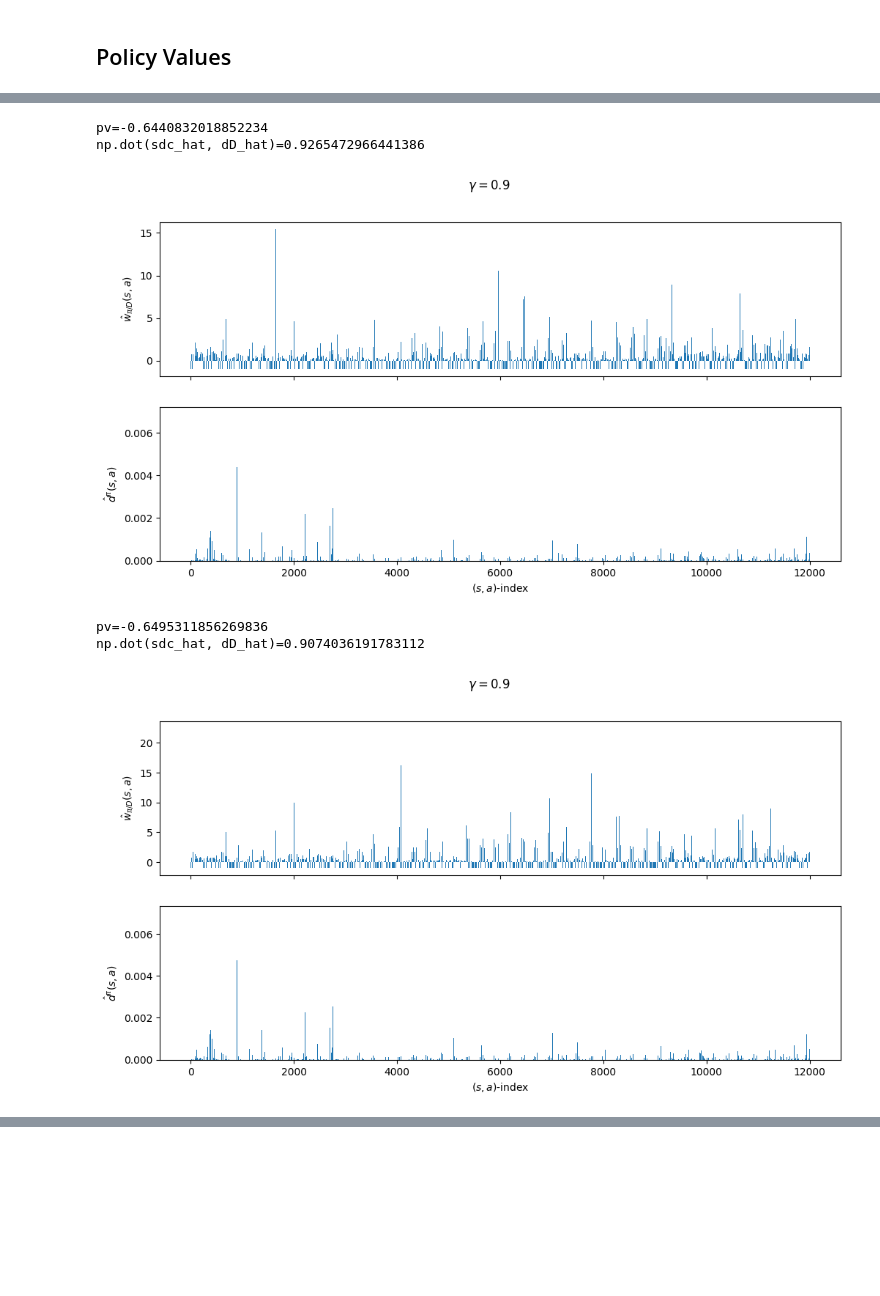
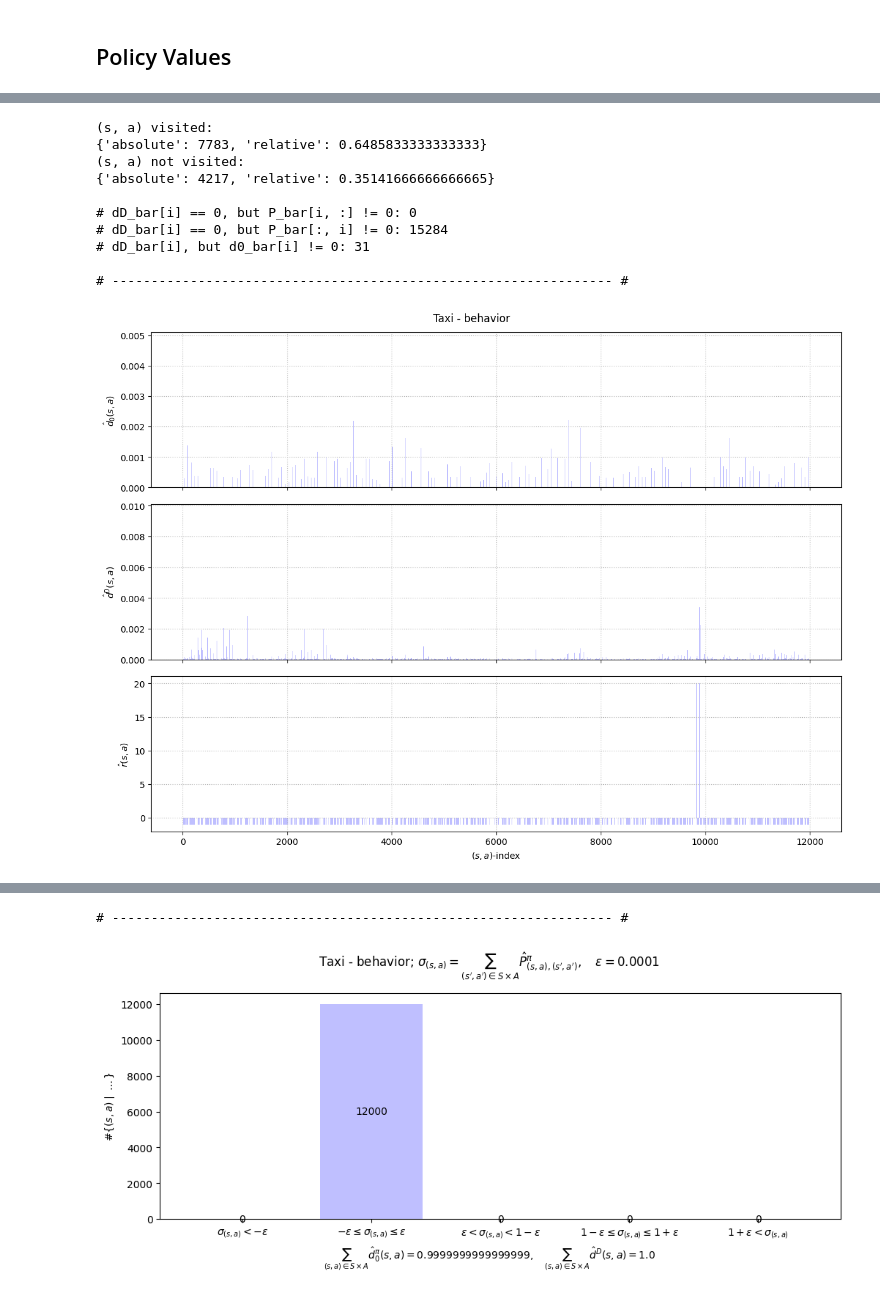
Before and after one commit to MrWhiteRichard/dice_rl_sepsis, a Jupyter notebook: results_taxi.ipynb, the cells around one changed output, grey strips where cells are left out. Cells and saved outputs as stored; diff of their text form; code cells hidden in the pictures; blank space fills up the shorter version.

```diff
--- a/results_taxi.ipynb
+++ b/results_taxi.ipynb
@@ -337,4 +529,0 @@ for kind in kinds:
-# %%
-for kind in kinds:
-    plot_pvs_taxi(kind, weighted=False, errors=True)
-    plot_pvs_taxi(kind, weighted=True,  errors=True)
@@ -375,8 +559,7 @@ plot_histogram(
 # %%
-k = "b"
-
-test_auxiliary_estimates(
-    auxiliary_estimates=auxiliary_estimates[kind],
-    title_prefix=f"Taxi - {names[kind]} dataset",
-    save_dir=os.path.join(save_dir_images, "auxiliary_estimates"),
-)
+def test_auxiliary_estimates_taxi(kind):
+    test_auxiliary_estimates(
+        auxiliary_estimates=auxiliary_estimates[kind],
+        title_prefix=f"Taxi - {kind}",
+        dir=os.path.join(dir_images, "auxiliary_estimates"),
+    )
@@ -411,26 +566,14 @@ test_auxiliary_estimates(
-# %%
-k = "b"
-
-test_estimator(
-    estimator_DICE=estimators_DICE[kind][0],
-    gamma=0.9,
-    projected=projected, weighted=True,
-    modified=modified,
-)
-# %% [output]
-pv=-0.6440832018852234
-np.dot(sdc_hat, dD_hat)=0.9265472966441386
-[figure, removed]
-# %%
-k = "e"
-
-test_estimator(
-    estimator_DICE=estimators_DICE[kind][0],
-    gamma=0.9,
-    projected=projected, weighted=True,
-    modified=modified,
-)
-# %% [output]
-pv=-0.6495311856269836
-np.dot(sdc_hat, dD_hat)=0.9074036191783112
-[figure, removed]
+# %%
+test_auxiliary_estimates_taxi("behavior")
+# %% [output]
+(s, a) visited:
+{'absolute': 7783, 'relative': 0.6485833333333333}
+(s, a) not visited:
+{'absolute': 4217, 'relative': 0.35141666666666665}
+
+# dD_bar[i] == 0, but P_bar[i, :] != 0: 0
+# dD_bar[i] == 0, but P_bar[:, i] != 0: 15284
+# dD_bar[i], but d0_bar[i] != 0: 31
+
+# ---------------------------------------------------------------- #
+[figure, added]
@@ -436,0 +582,2 @@ np.dot(sdc_hat, dD_hat)=0.9074036191783112
+# ---------------------------------------------------------------- #
+[figure, added]
```
Also changed, not shown: parts of 38 cells of this notebook, 1 other file.
